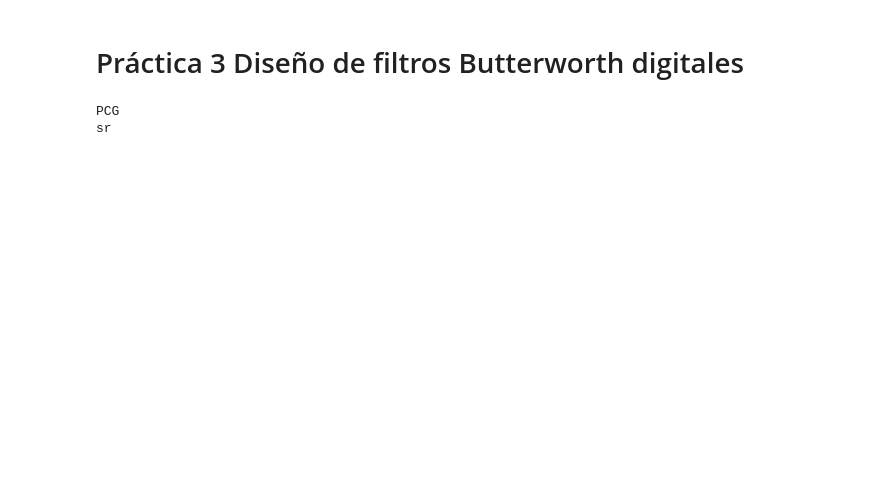
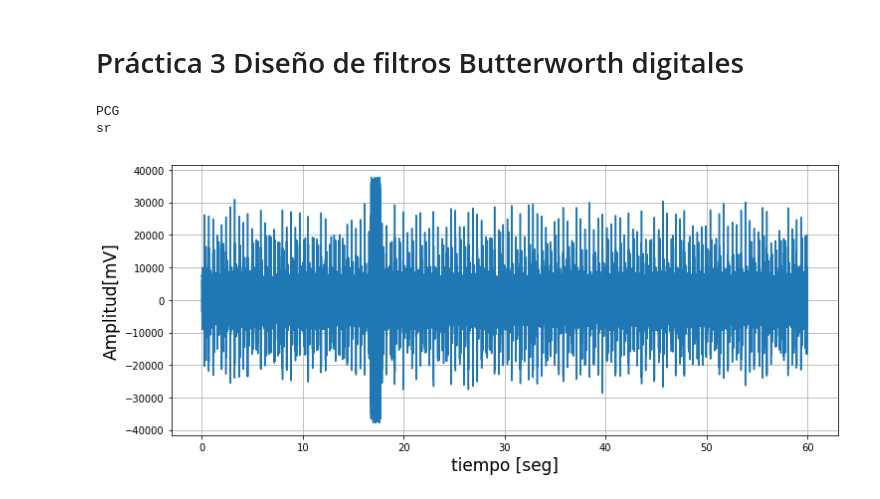
Before and after one commit to AguilarRosario/Servicio-Social, a Jupyter notebook: src/FAyD/Butterwoth_práctica3.ipynb, the cells around one changed output. Saved outputs shown, nothing was run; the diff lists cells and outputs as text; code cells hidden in the pictures; blank space fills up the shorter version.

```diff
--- a/src/FAyD/Butterwoth_práctica3.ipynb
+++ b/src/FAyD/Butterwoth_práctica3.ipynb
@@ -33,11 +33,11 @@ def freqz_plot(b,a,sr):
 
     return w,W,H
 # %%
-datapath = 'C:\\Users\\HP desktop\\Documents\\Trimestre 19I\\Servicio social\\data\\'
+datapath = 'C:\\Users\\HP desktop\\Documents\\Trimestre 19I\\Servicio social\\' #Ruta donde se encuentra la señal PCG_60.npz
 # %%
 #Cargar archivo npz de señal de fonocardiograma contaminado
 
-PCG = np.load(datapath+'PCG_60.npz')
+PCG = np.load(datapath+'data\\PCG_60.npz')
 
 for i in PCG.keys(): #Observar las variables que se encuentran en el archivo npz
     print (i)
@@ -55,14 +55,17 @@ sd.play(PCG,sr)
 # %%
 # Grafica de la señal
 
 t = np.linspace(0,PCG.shape[0]/sr,PCG.shape[0]) # Eje de tiempo
 
-plt.figure(figsize=(30,10))
+plt.figure(figsize=(12,5))
 plt.plot(t,PCG)
-plt.title('Señal original de PCG',fontsize=17)
+# plt.title('Señal original de PCG',fontsize=17)
 plt.xlabel('tiempo [seg]',fontsize=17)
-plt.ylabel('Voltaje',fontsize=17)
+plt.ylabel('Amplitud[mV]',fontsize=17)
 plt.grid(True)
+plt.savefig(datapath+'images\\PCG.png')
+# %% [output]
+[figure, added]
 # %%
 # FFT de la señal contaminada
 
```
Also changed, not shown: parts of 7 cells of this notebook, 3 other files.
